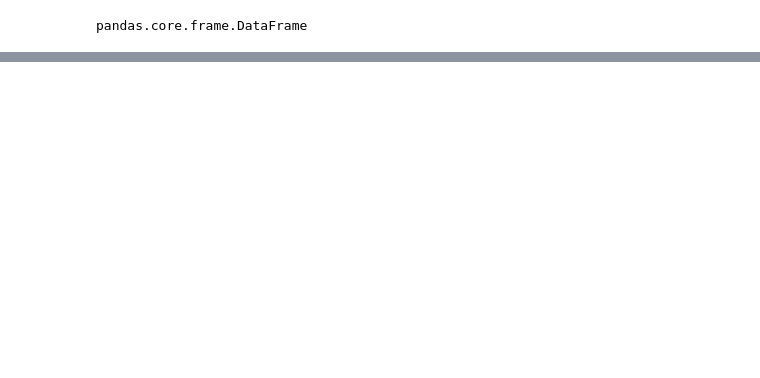
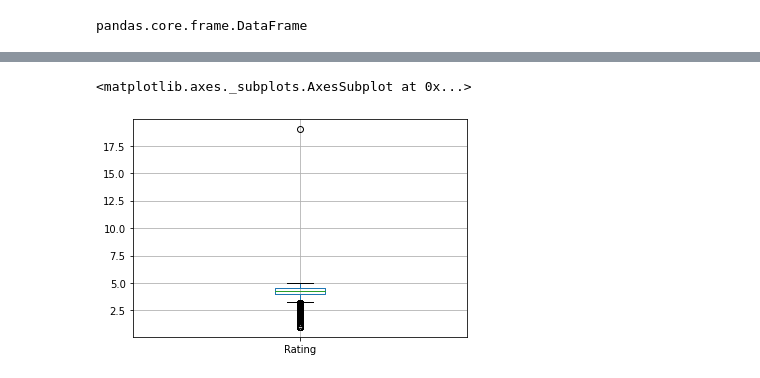
Before and after one commit to Chaitanya-Cr7/EDA_playStore_analysis, a Jupyter notebook: Play_Store_App_Review_Analysis_Capstone_Project.ipynb, the cells around one changed output, grey strips where cells are left out. Saved outputs shown, nothing was run; the diff lists cells and outputs as text; code cells hidden in the pictures; blank space fills up the shorter version.

```diff
--- a/Play_Store_App_Review_Analysis_Capstone_Project.ipynb
+++ b/Play_Store_App_Review_Analysis_Capstone_Project.ipynb
@@ -29,0 +59,5 @@ ps_data.head()
+# %%
+ps_data.boxplot()
+# %% [output]
+<matplotlib.axes._subplots.AxesSubplot at 0x...>
+[figure, added]
```
Also changed, not shown: parts of 31 cells of this notebook.
